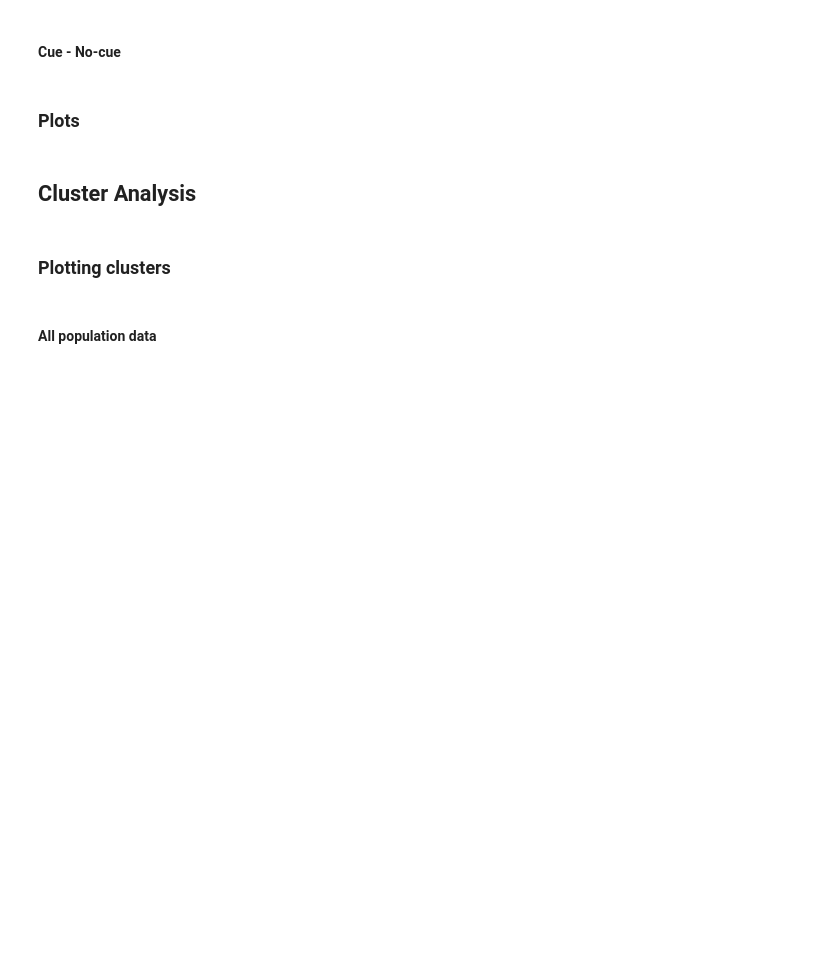
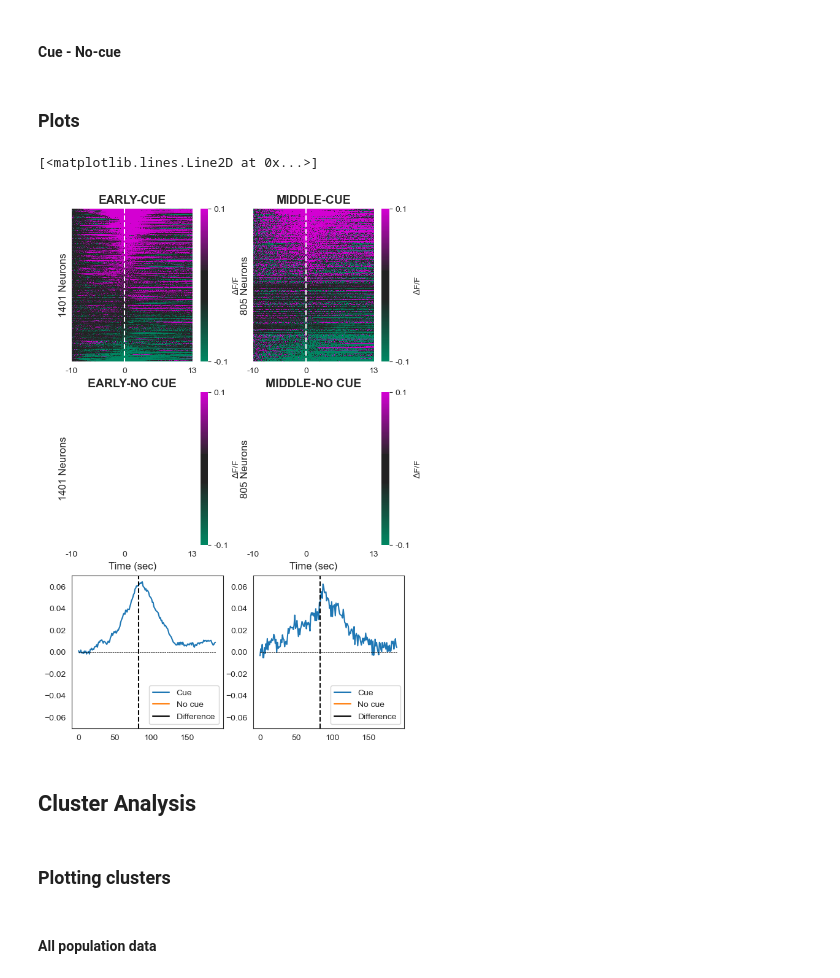
Before and after one commit to datasiansalsa/PFC_Self-Admin_Analysis, a Jupyter notebook: cue-analysis/extinction/EXT_cue_analysis_JJB.ipynb, the cells around one changed output. Drawn from its saved outputs; the diff is of its cells as text; code cells hidden in the pictures; blank space fills up the shorter version.

```diff
--- a/cue-analysis/extinction/EXT_cue_analysis_JJB.ipynb
+++ b/cue-analysis/extinction/EXT_cue_analysis_JJB.ipynb
@@ -47,8 +47,8 @@ from itertools import product
 
 population = 'Extinction'
 
-# user = 'jboqu'
-user = 'OtisLab'
+user = 'jboqu'
+# user = 'OtisLab'
 
 basedir = r'C:\Users\%s\Dropbox\2P Imaging Projects\Beth\Josh\Project Datasets\PFC Self-Admin Analysis\PFC Self Admin Data'%(user)
 
@@ -748,7 +813,7 @@ def filter_NAN(processed_data, windowsize, prewindowsize, framerate):
 
 # initialize the plot
 # 2 rows and 3 columns of graphs; may end up with blank column
-fig, axs = plt.subplots(3, 3, figsize=(11, 11))
+fig, axs = plt.subplots(3, 2, figsize=(7, 11))
 sns.set_style('white')
 
 # setting max/min variables
@@ -843,33 +908,36 @@ ax.plot(middle_cue_mean)
 ax.plot(middle_no_cue_mean)
 ax.plot(middle_diff, color='k')
 ax.set_ylim([-.07, .07])
 ax.plot([0, window_size], [0, 0], '--k', linewidth=0.5)
 ax.axvline(pre_window_size, color='black', linestyle='--')
 ax.legend(['Cue', 'No cue', 'Difference'])
 
 # middle no-cue plots
 ax = axs[1, 1]
 
 # heatmap
 hm = sns.heatmap(middle_no_cue[sortresponse_middle_no_cue,:], ax=ax, vmax=cmax, vmin=cmin, linewidth=0,
                  cmap=sns.diverging_palette(
                      154, 308, n=230, s=100, sep=50, center='dark'),
                  cbar_kws={'label': '$\Delta$F/F'}, xticklabels=False,  yticklabels=False)  # sets tick label increments
 
 # colorbar
 cbar = hm.collections[0].colorbar
 cbar.set_ticks([-.1, .1])
 cbar.set_ticklabels([cmin, cmax])
 ax.set(xticks=[0, pre_window_size, window_size-1])
 ax.set(xticklabels=["-10", "0","13"])
 
 #lines and labels
 ax.grid(False)
 ax.set_title(plot_titles[1]+"-NO CUE", fontweight="bold", fontsize=14)
 ax.set_ylabel('%s Neurons' % middle_no_cue.shape[0], fontsize=12)
 ax.set_xlabel('Time (sec)', fontsize=12)
 ax.plot([pre_window_size, pre_window_size],
         [0, numneurons_middle_no_cue], '--', linewidth=1.5, color='white')
+# %% [output]
+[<matplotlib.lines.Line2D at 0x...>]
+[figure, added]
 # %%
 # #save fig
 # fig.savefig(os.path.join(results, 'PFC_HEROIN_SA_Acquisition_active-inactive-all_population_heatmaps.PDF'), format='PDF')
```
Also changed, not shown: parts of 8 cells of this notebook, 4 other files.
